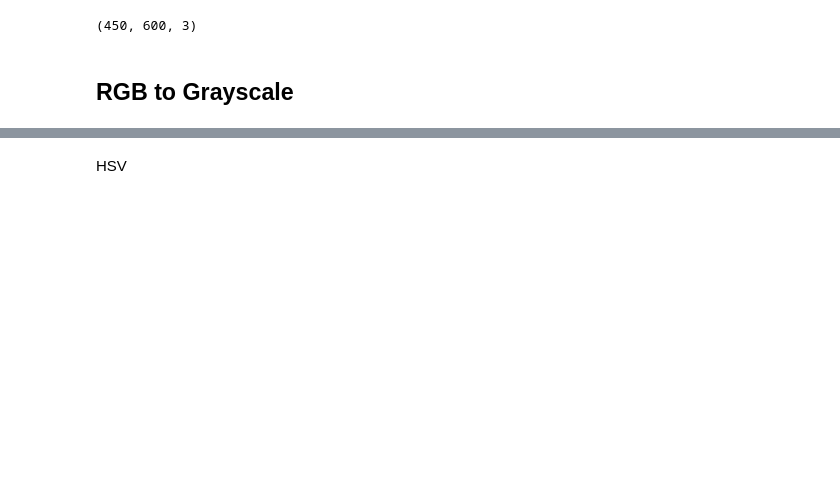
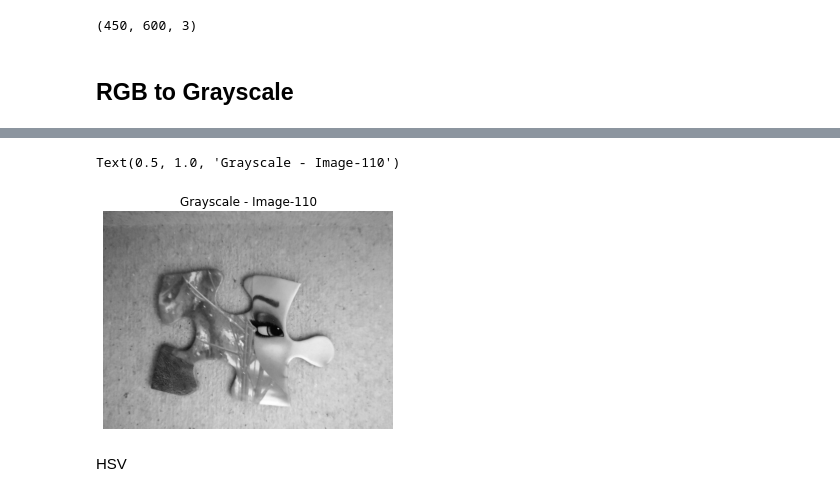
Before and after one commit to godide/godide, a Jupyter notebook: 2509788_COMS7050A_Lab_1.ipynb, the cells around one changed output, grey strips where cells are left out. Cells and saved outputs as stored; diff of their text form; code cells hidden in the pictures; blank space fills up the shorter version.

```diff
--- a/2509788_COMS7050A_Lab_1.ipynb
+++ b/2509788_COMS7050A_Lab_1.ipynb
@@ -130,2 +153,10 @@ Text(0.5, 1.0, 'Grayscale - Image-83')
+# %%
+grayscale110 = rgb2gray(Image110)
+plt.imshow(grayscale110,cmap='gray')
+plt.axis('off')
+plt.title("Grayscale - Image-110")
+# %% [output]
+Text(0.5, 1.0, 'Grayscale - Image-110')
+[figure, added]
 # %% [markdown]
 HSV
```
Also changed, not shown: parts of 28 cells of this notebook.
